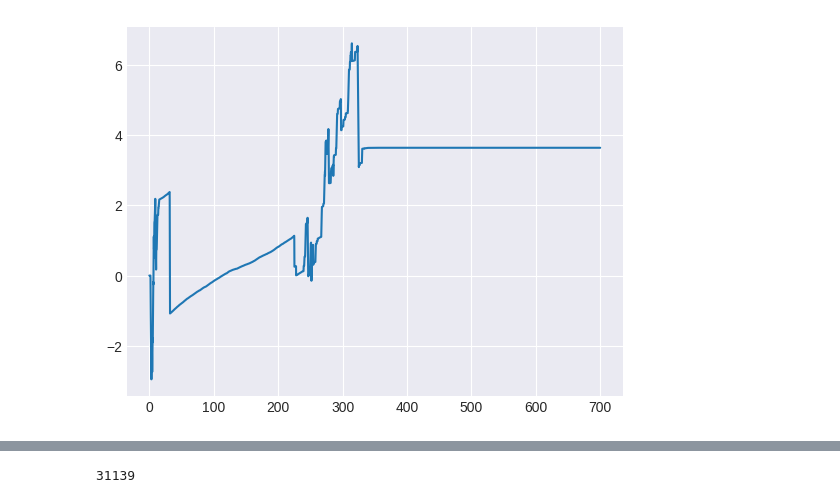
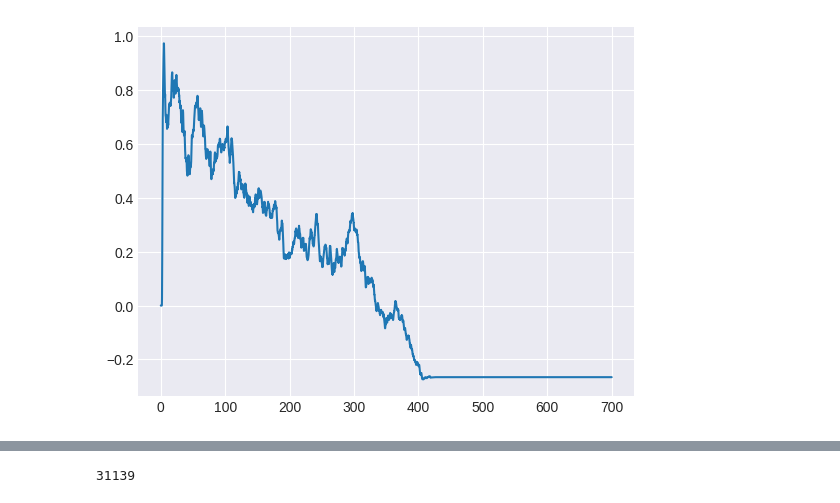
Before and after one commit to lukeoloughlin/GW-model, a Jupyter notebook: gw_martingale.ipynb, the cells around one changed output, grey strips where cells are left out. Cells and saved outputs as stored; diff of their text form; code cells hidden in the pictures.

```diff
--- a/gw_martingale.ipynb
+++ b/gw_martingale.ipynb
@@ -76,9 +76,9 @@ plt.show()
 # %%
-plt.plot(sim.t, sim.LCC_open_int[:, 1])
+plt.plot(sim.t, sim.LCC_open_int[:, 0])
 #plt.plot(sim.t, sim.LCC_open_martingale[:, 0]*500)
 plt.show()
 # %% [output]
-[figure, old version]
+[figure, new version]
 # %%
 plt.plot(sim.t, sim.LCC_open_martingale[:, 0])
 plt.show()
```
Also changed, not shown: parts of 39 cells of this notebook.
